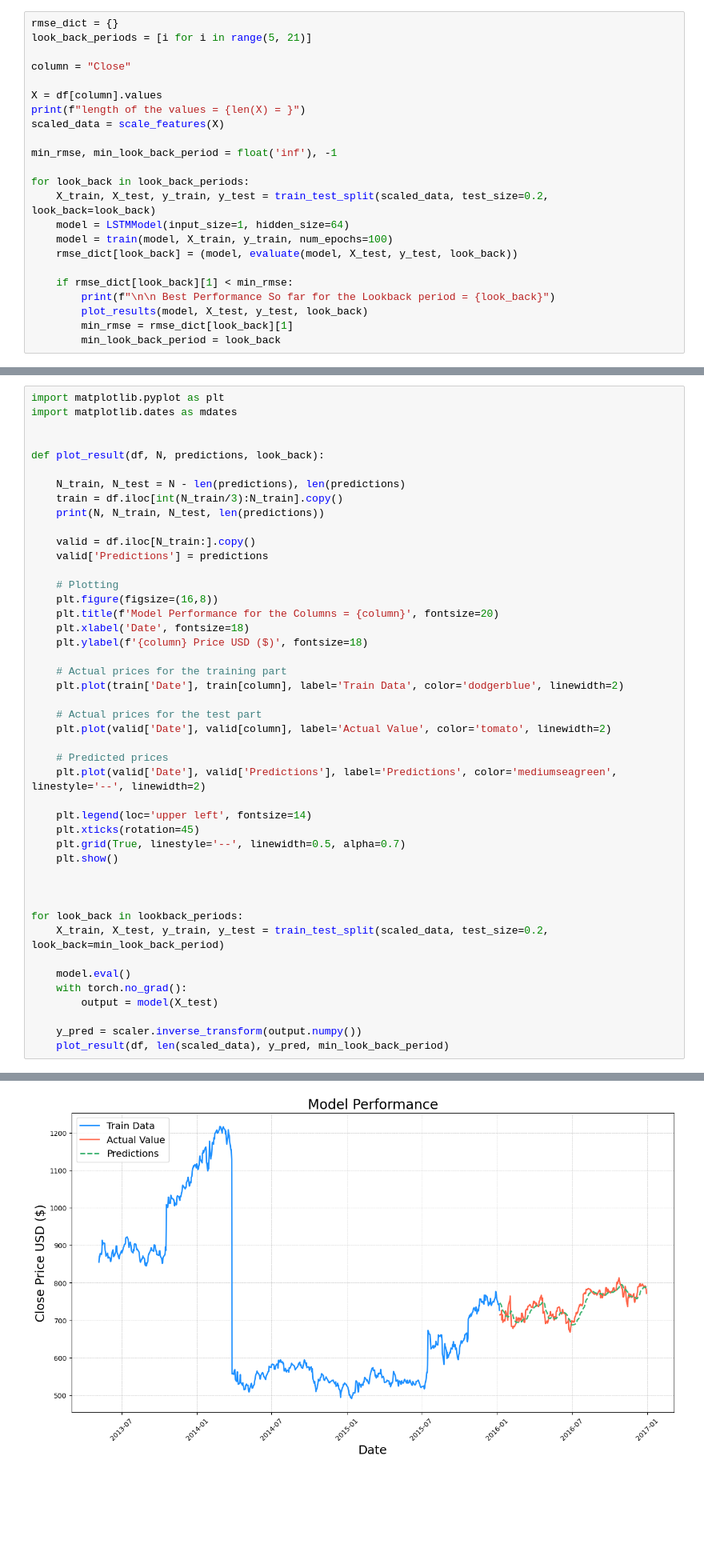
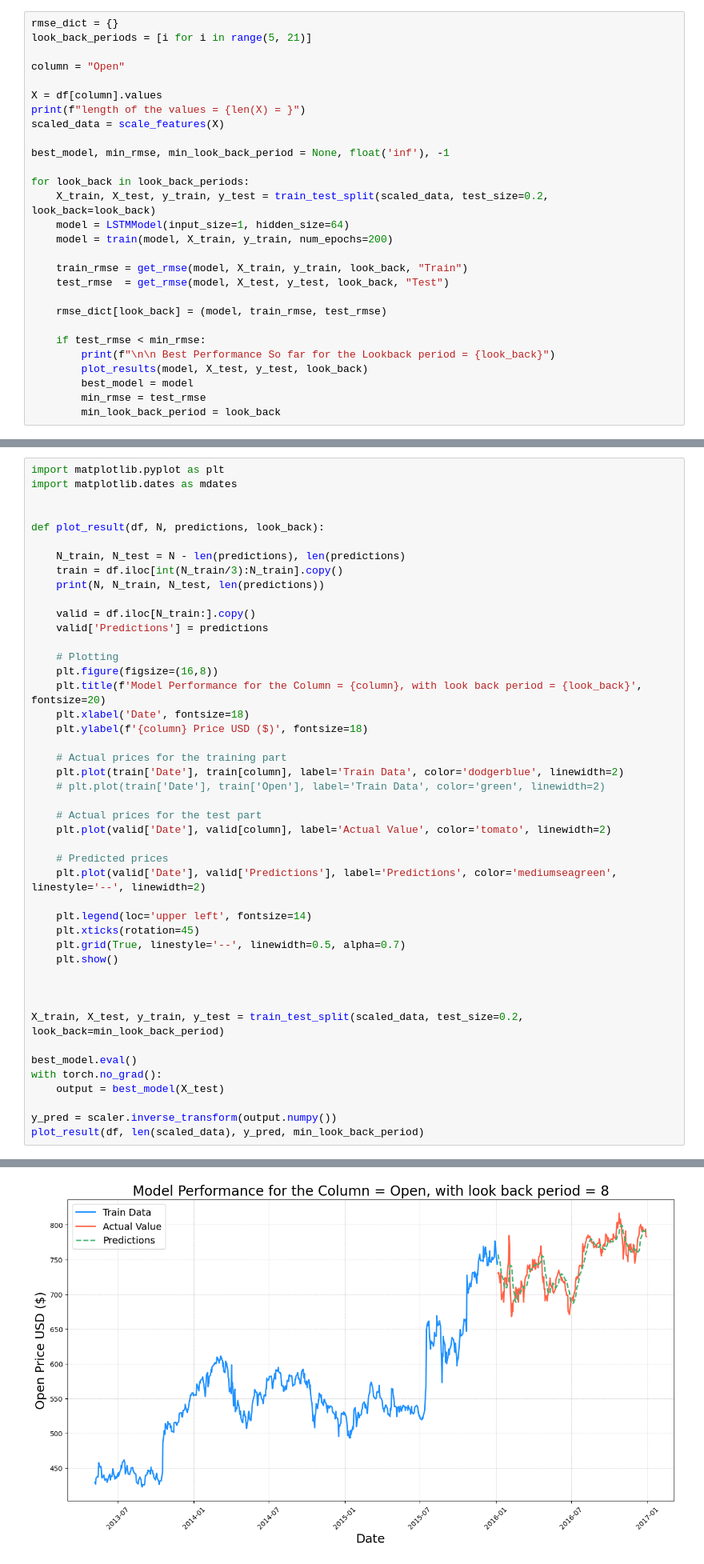
Before and after one commit to anjali-ojha/deep-learning, a Jupyter notebook: assignment/assignment-8/Anjali_Ojha_HW_8.ipynb, the cells around one changed output, grey strips where cells are left out. Shown at 80% size. Saved outputs shown, nothing was run; the diff lists cells and outputs as text; blank space fills up the shorter version.

```diff
--- a/assignment/assignment-8/Anjali_Ojha_HW_8.ipynb
+++ b/assignment/assignment-8/Anjali_Ojha_HW_8.ipynb
@@ -249,24 +249,29 @@ def plot_results(model, X_test, y_test, look_back):
 rmse_dict = {}
 look_back_periods = [i for i in range(5, 21)]
 
-column = "Close"
+column = "Open"
 
 X = df[column].values
 print(f"length of the values = {len(X) = }")
 scaled_data = scale_features(X)
 
-min_rmse, min_look_back_period = float('inf'), -1
+best_model, min_rmse, min_look_back_period = None, float('inf'), -1
 
 for look_back in look_back_periods:
     X_train, X_test, y_train, y_test = train_test_split(scaled_data, test_size=0.2, look_back=look_back)
     model = LSTMModel(input_size=1, hidden_size=64)
-    model = train(model, X_train, y_train, num_epochs=100)
-    rmse_dict[look_back] = (model, evaluate(model, X_test, y_test, look_back))
+    model = train(model, X_train, y_train, num_epochs=200)
 
-    if rmse_dict[look_back][1] < min_rmse:
+    train_rmse = get_rmse(model, X_train, y_train, look_back, "Train")
+    test_rmse  = get_rmse(model, X_test, y_test, look_back, "Test")
+
+    rmse_dict[look_back] = (model, train_rmse, test_rmse)
+
+    if test_rmse < min_rmse:
         print(f"\n\n Best Performance So far for the Lookback period = {look_back}")
         plot_results(model, X_test, y_test, look_back)
-        min_rmse = rmse_dict[look_back][1]
+        best_model = model
+        min_rmse = test_rmse
         min_look_back_period = look_back
 # %% [output]
 length of the values = len(X) = 1258
@@ -379,12 +379,13 @@ def plot_result(df, N, predictions, look_back):
 
     # Plotting
     plt.figure(figsize=(16,8))
-    plt.title(f'Model Performance for the Columns = {column}', fontsize=20)
+    plt.title(f'Model Performance for the Column = {column}, with look back period = {look_back}', fontsize=20)
     plt.xlabel('Date', fontsize=18)
     plt.ylabel(f'{column} Price USD ($)', fontsize=18)
 
     # Actual prices for the training part
     plt.plot(train['Date'], train[column], label='Train Data', color='dodgerblue', linewidth=2)
+    # plt.plot(train['Date'], train['Open'], label='Train Data', color='green', linewidth=2)
 
     # Actual prices for the test part
     plt.plot(valid['Date'], valid[column], label='Actual Value', color='tomato', linewidth=2)
@@ -399,13 +400,12 @@ def plot_result(df, N, predictions, look_back):
 
 
 
-for look_back in lookback_periods:
-    X_train, X_test, y_train, y_test = train_test_split(scaled_data, test_size=0.2, look_back=min_look_back_period)
+X_train, X_test, y_train, y_test = train_test_split(scaled_data, test_size=0.2, look_back=min_look_back_period)
 
-    model.eval()
-    with torch.no_grad():
-        output = model(X_test)
+best_model.eval()
+with torch.no_grad():
+    output = best_model(X_test)
 
-    y_pred = scaler.inverse_transform(output.numpy())
-    plot_result(df, len(scaled_data), y_pred, min_look_back_period)
+y_pred = scaler.inverse_transform(output.numpy())
+plot_result(df, len(scaled_data), y_pred, min_look_back_period)
 # %% [output]
@@ -416 +415 @@ Test Data Size     = torch.Size([248, 19, 1]), torch.Size([248, 1])
-[figure, old version]
+[figure, new version]
```
Also changed, not shown: parts of 12 cells of this notebook, 1 other file.
